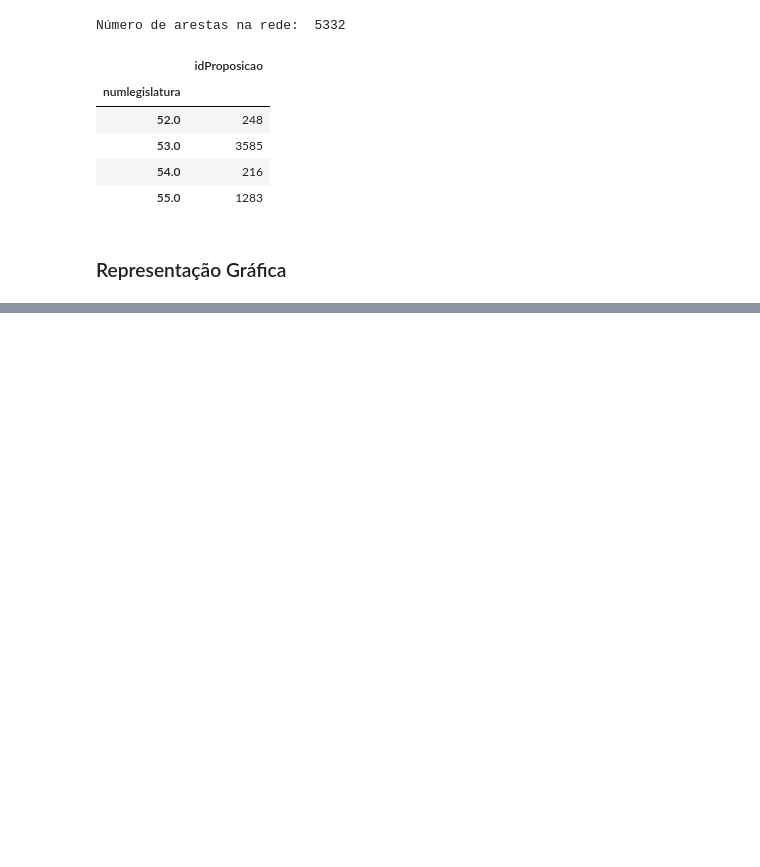
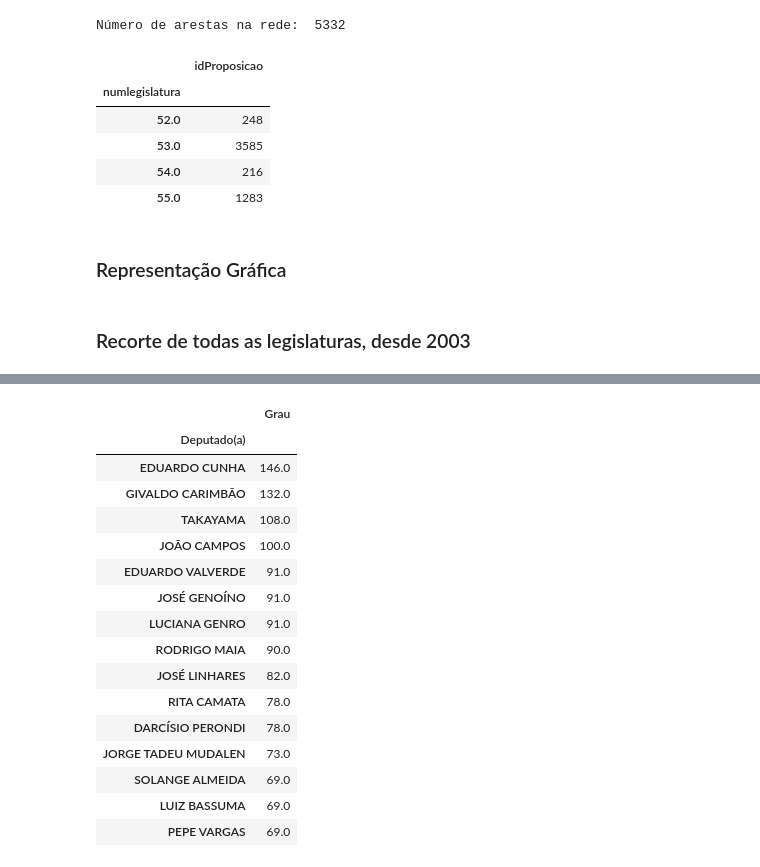
Before and after one commit to fernandascovino/rede-interesses-aborto, a Jupyter notebook: up-rede-interesses-aborto.ipynb, the cells around one changed output, grey strips where cells are left out. Saved outputs shown, nothing was run; the diff lists cells and outputs as text; code cells hidden in the pictures; blank space fills up the shorter version.

```diff
--- a/up-rede-interesses-aborto.ipynb
+++ b/up-rede-interesses-aborto.ipynb
@@ -340,6 +339,14 @@ Número de arestas na rede:  5332
 ### Representação Gráfica
 # %%
 def create_viz_network(G):
+
+    graus = [(node, G.degree(node)/2) for node in list(G.nodes())]
+    graus.sort(key=lambda x: x[1], reverse=True)
+    graus = pd.DataFrame(graus, columns=['Deputado(a)', 'Grau']).set_index('Deputado(a)')
+
+    bet = nx.betweenness_centrality(G)
+    bet = sorted(bet.items(), key=operator.itemgetter(1), reverse=1)
+    betweenness = pd.DataFrame.from_records(bet).rename(columns={0:'Deputado(a)',1:'Intermediação'}).set_index('Deputado(a)')
 
     # create node trace:
     node_trace = go.Scatter(x = [], y = [],
@@ -381,12 +388,13 @@ def create_viz_network(G):
         #edge_trace['text'] += str(matrix.loc[edge[0], edge[1]])[:5]
 
     for node in list(G.nodes()):
-
         degree = G.degree(node)/2
+        bet_node = betweenness['Intermediação'][node]
 
         node_trace['marker']['color'].append(degree)
-        node_info = '# de conexões: '+str(degree)
-        node_trace['text'].append(node + '<br>' + node_info)
+        node_degree = '# de conexões: '+str(degree)
+        node_betweenness = 'Intermediação: '+str(bet_node)
+        node_trace['text'].append(node + '<br>' + node_degree + '<br>' + node_betweenness)
 
     layout = go.Layout(
                 titlefont=dict(size=16),
@@ -398,16 +406,38 @@ def create_viz_network(G):
     fig = go.Figure(data=[edge_trace, node_trace], layout=layout)
     #offline.iplot(fig, filename='networkx')
 
-    graus = [(node, G.degree(node)/2) for node in list(G.nodes())]
-    graus.sort(key=lambda x: x[1], reverse=True)
-
-    return fig, pd.DataFrame(graus, columns=['Deputado(a)', 'Grau']).set_index('Deputado(a)')
+    return fig, graus, betweenness
+# %% [markdown]
+### Recorte de todas as legislaturas, desde 2003
 # %%
-offline.iplot(create_viz_network(nx.from_pandas_edgelist(
-    relacoes[relacoes['numlegislatura'] == 54],
+G = nx.from_pandas_edgelist(
+    relacoes,
     source = 'deputado_x',
     target = 'deputado_y',
     create_using = nx.MultiGraph()
-))[0])
+)
+
+graph, graus, intermediacoes = create_viz_network(G)
+offline.iplot(graph)
 # %% [output]
 [interactive output not drawn]
+# %%
+graus.head(15)
+# %% [output]
+|  | Grau |
+| Deputado(a) |  |
+| EDUARDO CUNHA | 146.0 |
+| GIVALDO CARIMBÃO | 132.0 |
+| TAKAYAMA | 108.0 |
+| JOÃO CAMPOS | 100.0 |
+| EDUARDO VALVERDE | 91.0 |
+| JOSÉ GENOÍNO | 91.0 |
+| LUCIANA GENRO | 91.0 |
+| RODRIGO MAIA | 90.0 |
+| JOSÉ LINHARES | 82.0 |
+| RITA CAMATA | 78.0 |
+| DARCÍSIO PERONDI | 78.0 |
+| JORGE TADEU MUDALEN | 73.0 |
+| SOLANGE ALMEIDA | 69.0 |
+| LUIZ BASSUMA | 69.0 |
+| PEPE VARGAS | 69.0 |
```
Also changed, not shown: parts of 16 cells of this notebook.
